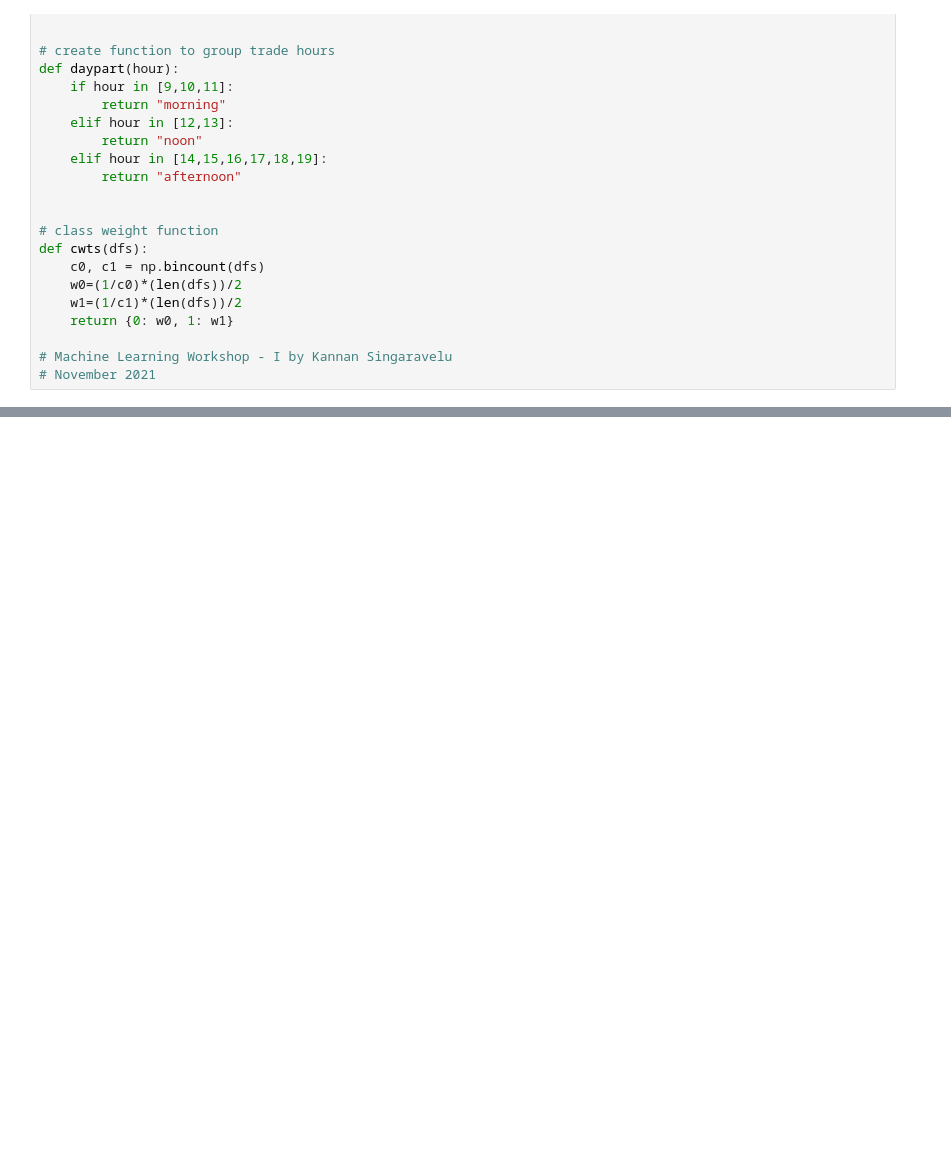
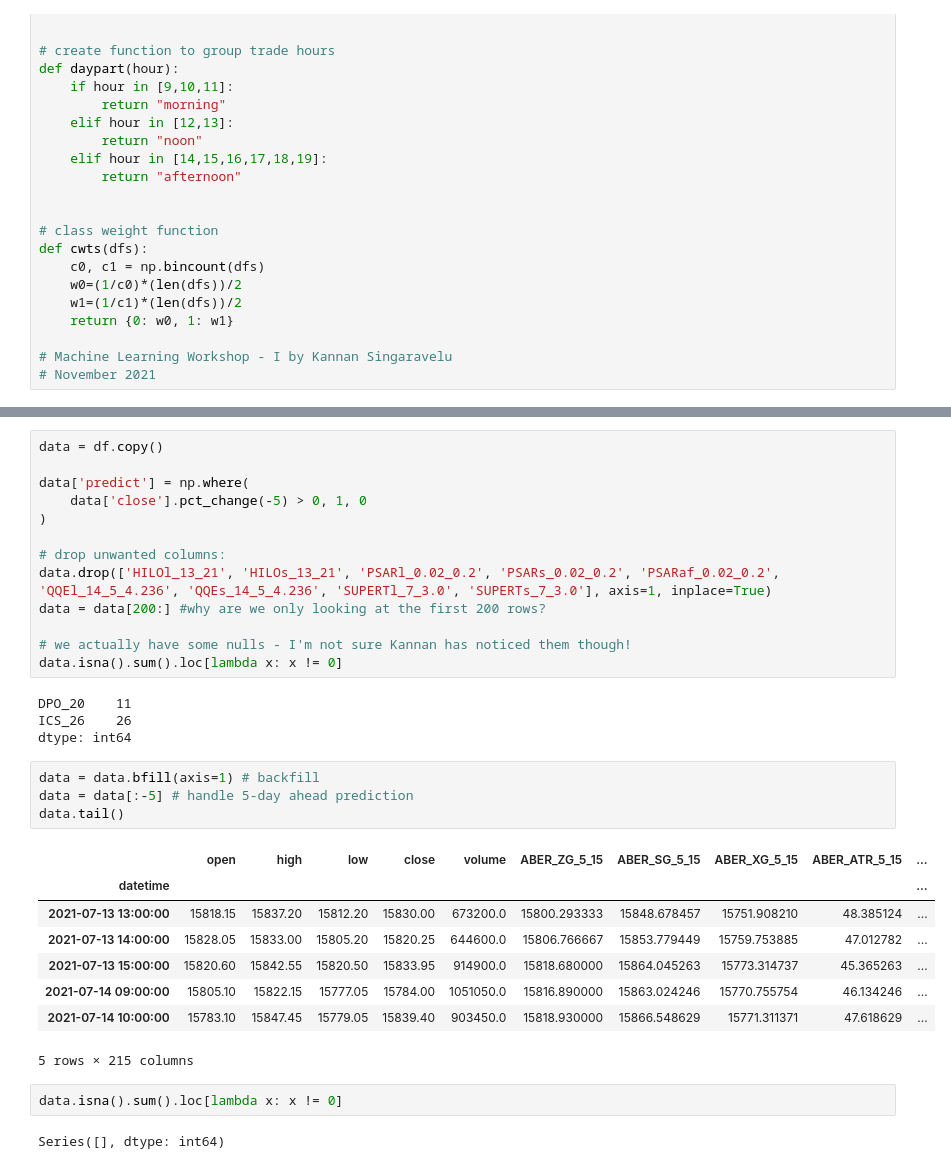
Before and after one commit to robonesky/oreilly, a Jupyter notebook: RM Lab Notes Advanced ML- part II.ipynb, the cells around one changed output, grey strips where cells are left out. Saved outputs shown, nothing was run; the diff lists cells and outputs as text; blank space fills up the shorter version.

```diff
--- a/RM Lab Notes Advanced ML- part II.ipynb
+++ b/RM Lab Notes Advanced ML- part II.ipynb
@@ -531,0 +336,34 @@ ValueError: ignored
+# %%
+data = df.copy()
+
+data['predict'] = np.where(
+    data['close'].pct_change(-5) > 0, 1, 0
+)
+
+# drop unwanted columns:
+data.drop(['HILOl_13_21', 'HILOs_13_21', 'PSARl_0.02_0.2', 'PSARs_0.02_0.2', 'PSARaf_0.02_0.2', 'QQEl_14_5_4.236', 'QQEs_14_5_4.236', 'SUPERTl_7_3.0', 'SUPERTs_7_3.0'], axis=1, inplace=True)
+data = data[200:] #why are we only looking at the first 200 rows?
+
+# we actually have some nulls - I'm not sure Kannan has noticed them though!
+data.isna().sum().loc[lambda x: x != 0]
+# %% [output]
+DPO_20    11
+ICS_26    26
+dtype: int64
+# %%
+data = data.bfill(axis=1) # backfill
+data = data[:-5] # handle 5-day ahead prediction
+data.tail()
+# %% [output]
+|  | open | high | low | close | volume | ABER_ZG_5_15 | ABER_SG_5_15 | ABER_XG_5_15 | ABER_ATR_5_15 | ... |
+| datetime |  |  |  |  |  |  |  |  |  | ... |
+| 2021-07-13 13:00:00 | 15818.15 | 15837.20 | 15812.20 | 15830.00 | 673200.0 | 15800.293333 | 15848.678457 | 15751.908210 | 48.385124 | ... |
+| 2021-07-13 14:00:00 | 15828.05 | 15833.00 | 15805.20 | 15820.25 | 644600.0 | 15806.766667 | 15853.779449 | 15759.753885 | 47.012782 | ... |
+| 2021-07-13 15:00:00 | 15820.60 | 15842.55 | 15820.50 | 15833.95 | 914900.0 | 15818.680000 | 15864.045263 | 15773.314737 | 45.365263 | ... |
+| 2021-07-14 09:00:00 | 15805.10 | 15822.15 | 15777.05 | 15784.00 | 1051050.0 | 15816.890000 | 15863.024246 | 15770.755754 | 46.134246 | ... |
+| 2021-07-14 10:00:00 | 15783.10 | 15847.45 | 15779.05 | 15839.40 | 903450.0 | 15818.930000 | 15866.548629 | 15771.311371 | 47.618629 | ... |
+5 rows × 215 columns
+# %%
+data.isna().sum().loc[lambda x: x != 0]
+# %% [output]
+Series([], dtype: int64)
```
Also changed, not shown: parts of 34 cells of this notebook.
